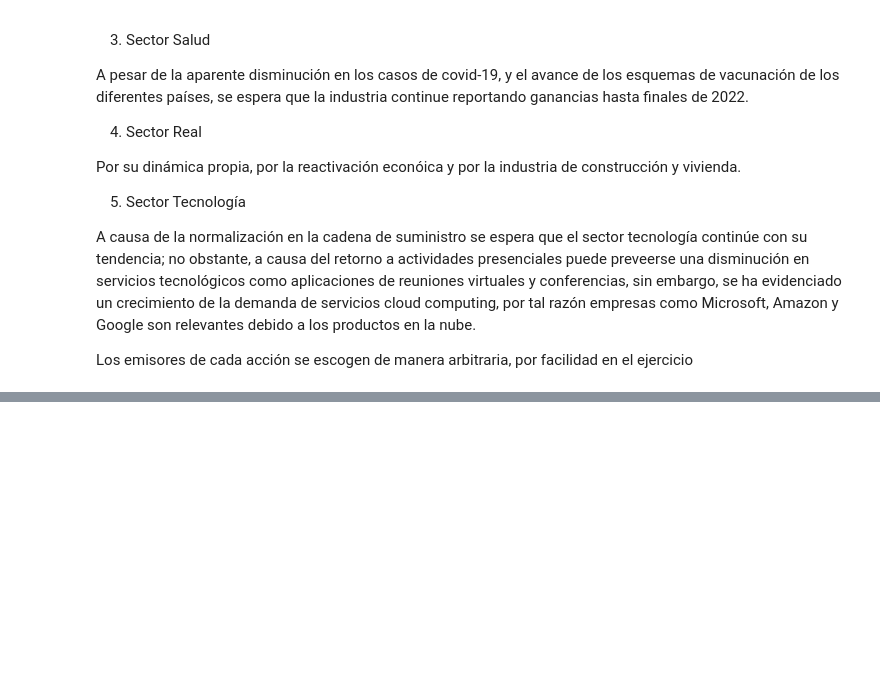
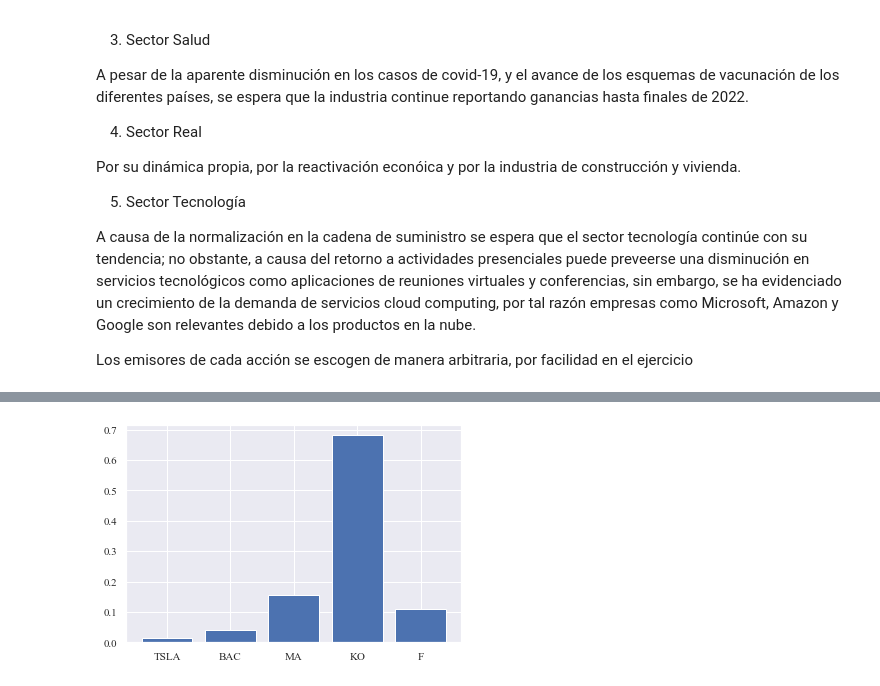
Before and after one commit to Mr-UMiguel/UExternado, a Jupyter notebook: TP/Taller1.ipynb, the cells around one changed output, grey strips where cells are left out. Drawn from its saved outputs; the diff is of its cells as text; code cells hidden in the pictures; blank space fills up the shorter version.

```diff
--- a/TP/Taller1.ipynb
+++ b/TP/Taller1.ipynb
@@ -78,0 +94,6 @@ a = 1+2
+# %%
+fig = plt.figure()
+plt.bar(retornos.columns,wpmv)
+plt.show()
+# %% [output]
+[figure, added]
```
Also changed, not shown: parts of 27 cells of this notebook, 8 other files.
